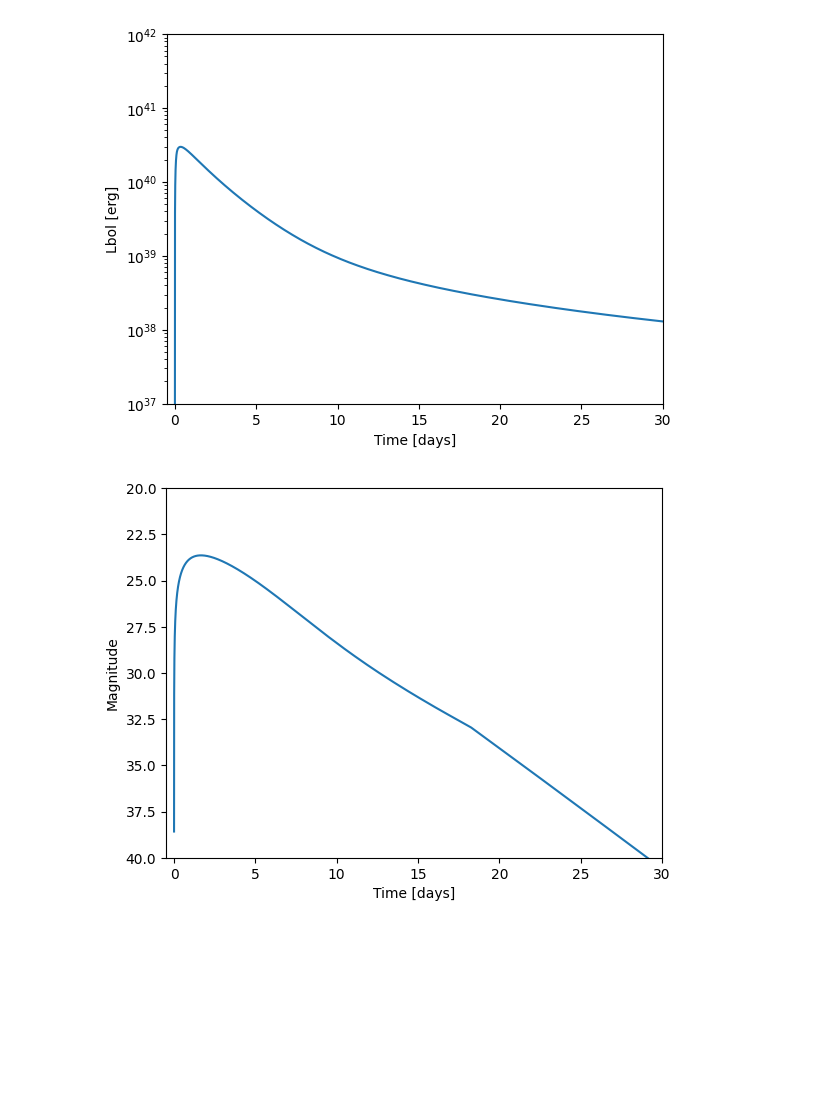
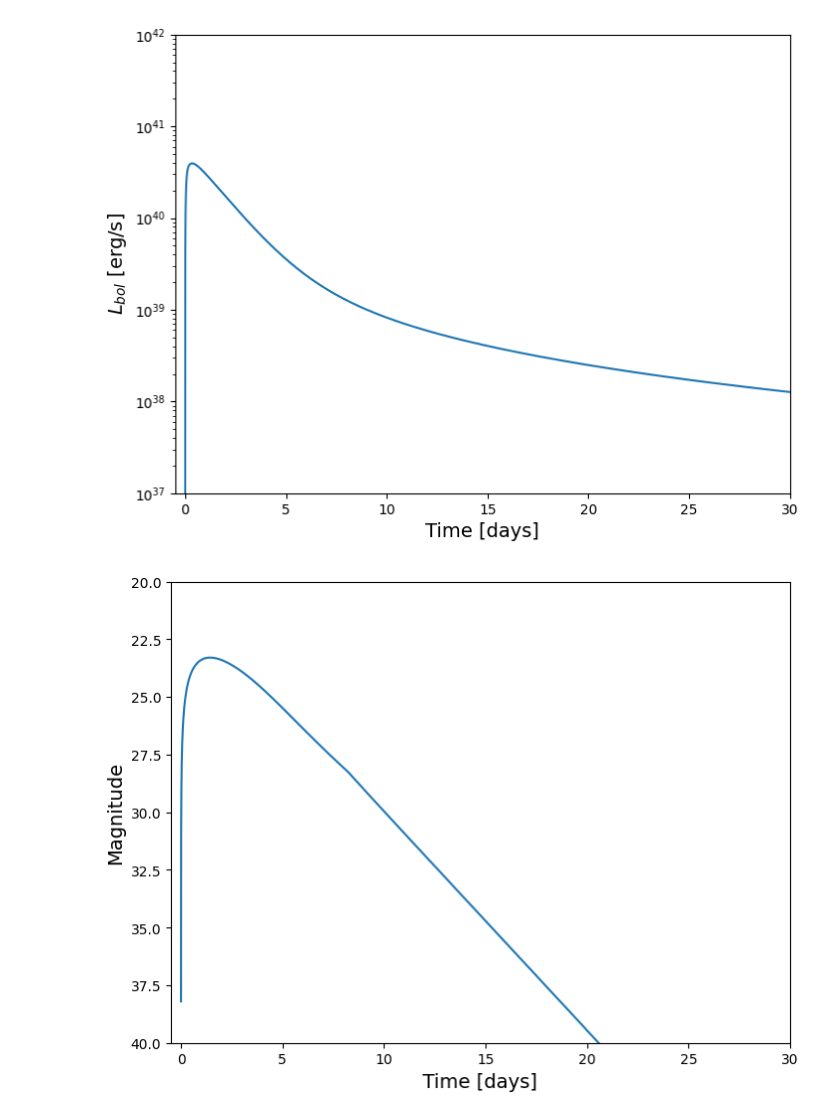
Before and after one commit to nudca-code/NuDCA, a Jupyter notebook: examples/kilonovae/lightcurve.ipynb, the cells around one changed output. Cells and saved outputs as stored; diff of their text form; code cells hidden in the pictures; blank space fills up the shorter version.

```diff
--- a/examples/kilonovae/lightcurve.ipynb
+++ b/examples/kilonovae/lightcurve.ipynb
@@ -17,7 +17,7 @@ t, Lbol = KNeLightCurve(
         heating_scheme= 'Korobkin2012',       # ['Korobkin2012', 'Rosswog2024', 'Table']
     #   heating_rate_table = (t, q_dot)
         mass_ejecta = 2.e-3,  # units: M_sun
-        vel_ejecta = 0.1,     # units: c
+        vel_ejecta = 0.15,    # units: c
         opacity = 10.0,                       # ['Wu2022', 'Ekanger2023', 'Tanaka_OneVar', 'Tanaka_FourVar']
     #   luminosity_distance   # units: Mpc
     #   wavelength            # units: cm
@@ -25,43 +25,45 @@ t, Lbol = KNeLightCurve(
 )(times=times)
 
 
-fig, ax = plt.subplots()
+fig, ax = plt.subplots(figsize=(8, 6))
 
 ax.plot(t/86400, Lbol)
 ax.set_xlim(-0.5, 30)
 ax.set_ylim(1e37, 1e42)
 ax.set_yscale('log')
 
-ax.set_xlabel('Time [days]')
-ax.set_ylabel('Lbol [erg]')
+ax.set_xlabel('Time [days]', fontsize=14)
+ax.set_ylabel(r'$L_{bol}$ [erg/s]', fontsize=14)
 
+fig.savefig('/home/yolo/NutstoreFiles/MYDOC/WEB/NuDCA/static/images/Tutorial/Lbol.png', dpi=300)
 plt.show()
 # %% [output]
-[figure, old version]
+[figure, new version]
 # %%
 import sys
 from pathlib import Path
 sys.path.insert(1, str(Path.cwd().resolve().parents[1]))
 
 import numpy as np
 import matplotlib.pyplot as plt
 
 from nudca.kilonovae import KNeLightCurve
 
 times = np.geomspace(1e-3, 1e2, 5000) * 86400
 t, Mv = KNeLightCurve(lightcurve_type='Magnitude',
                      mass_ejecta=2.e-3,
-                     vel_ejecta=0.1,
+                     vel_ejecta=0.15,
                      opacity=10.0)(times=times)
 
-fig, ax = plt.subplots()
+fig, ax = plt.subplots(figsize=(8, 6))
 ax.plot(t/86400, Mv)
 ax.set_xlim(-0.5, 30)
 ax.set_ylim(20, 40)
 ax.invert_yaxis()
-ax.set_xlabel('Time [days]')
-ax.set_ylabel('Magnitude')
+ax.set_xlabel('Time [days]', fontsize=14)
+ax.set_ylabel('Magnitude', fontsize=14)
 
+fig.savefig('/home/yolo/NutstoreFiles/MYDOC/WEB/NuDCA/static/images/Tutorial/Mag.png', dpi=300)
 plt.show()
 # %% [output]
-[figure, old version]
+[figure, new version]
```
Also changed, not shown: 58 other files.
